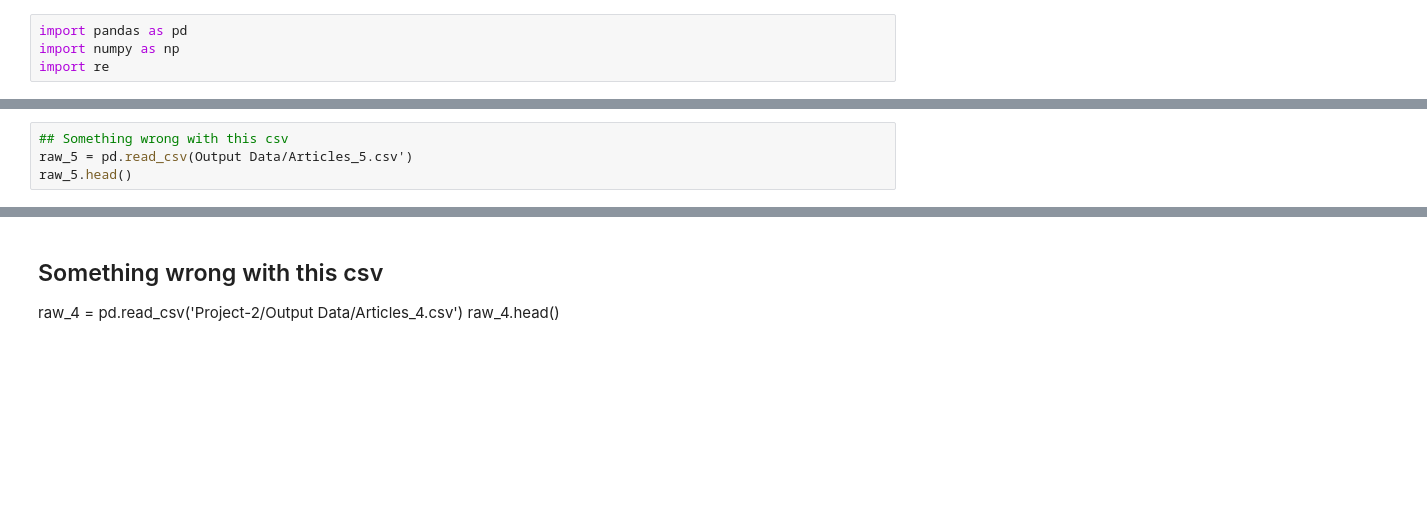
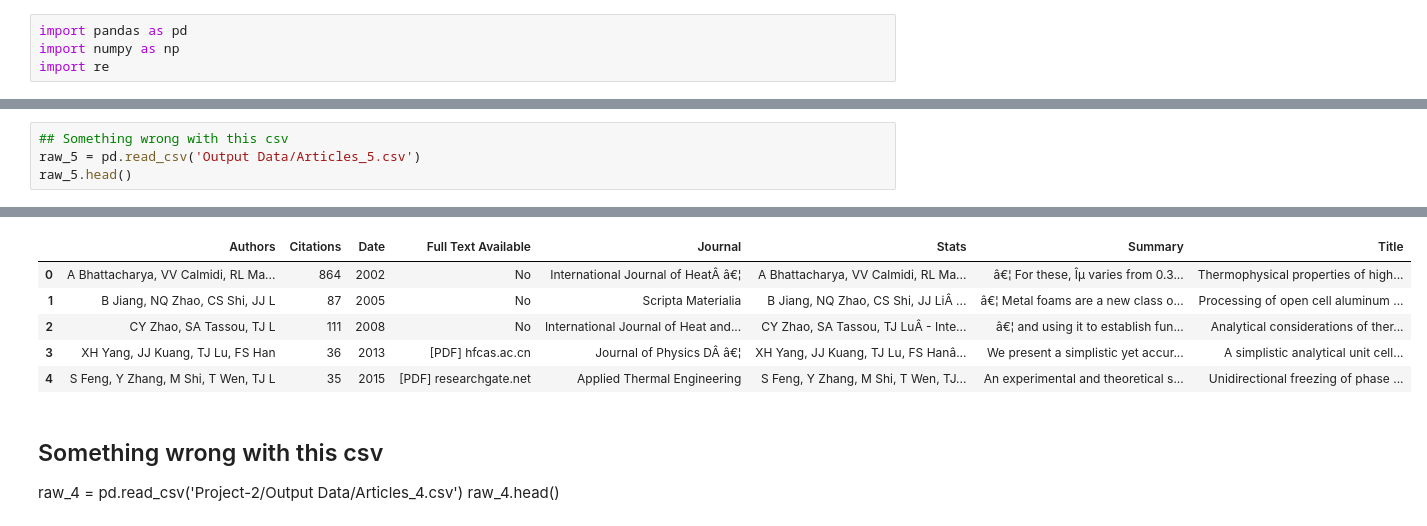
Before and after one commit to sn95033/Project-2-Research-Notebook, a Jupyter notebook: Clean_up_code.ipynb, the cells around one changed output, grey strips where cells are left out. Saved outputs shown, nothing was run; the diff lists cells and outputs as text; blank space fills up the shorter version.

```diff
--- a/Clean_up_code.ipynb
+++ b/Clean_up_code.ipynb
@@ -64,6 +50,6 @@ raw_3.head()
 | 4 | KP Dharmasena, HNG Wadle | 78 | 2002 | [PDF] virginia.edu | Journal of materials research | KP Dharmasena, HNG Wadley - Journ... | Cellular metal foams are of inter... | Electrical conductivity of open-c... |
 # %%
 ## Something wrong with this csv
-raw_5 = pd.read_csv(Output Data/Articles_5.csv')
+raw_5 = pd.read_csv('Output Data/Articles_5.csv')
 raw_5.head()
 # %% [output]
@@ -71,3 +56,9 @@ SyntaxError: invalid syntax (<ipython-input-85-e8094358f1ab>, line 2)
+|  | Authors | Citations | Date | Full Text Available | Journal | Stats | Summary | Title |
+| 0 | A Bhattacharya, VV Calmidi, RL Ma... | 864 | 2002 | No | International Journal of HeatÂ â€¦ | A Bhattacharya, VV Calmidi, RL Ma... | â€¦ For these, Îµ varies from 0.3... | Thermophysical properties of high... |
+| 1 | B Jiang, NQ Zhao, CS Shi, JJ L | 87 | 2005 | No | Scripta Materialia | B Jiang, NQ Zhao, CS Shi, JJ LiÂ ... | â€¦ Metal foams are a new class o... | Processing of open cell aluminum ... |
+| 2 | CY Zhao, SA Tassou, TJ L | 111 | 2008 | No | International Journal of Heat and... | CY Zhao, SA Tassou, TJ LuÂ - Inte... | â€¦ and using it to establish fun... | Analytical considerations of ther... |
+| 3 | XH Yang, JJ Kuang, TJ Lu, FS Han | 36 | 2013 | [PDF] hfcas.ac.cn | Journal of Physics DÂ â€¦ | XH Yang, JJ Kuang, TJ Lu, FS Hanâ... | We present a simplistic yet accur... | A simplistic analytical unit cell... |
+| 4 | S Feng, Y Zhang, M Shi, T Wen, TJ L | 35 | 2015 | [PDF] researchgate.net | Applied Thermal Engineering | S Feng, Y Zhang, M Shi, T Wen, TJ... | An experimental and theoretical s... | Unidirectional freezing of phase ... |
 # %% [markdown]
 ## Something wrong with this csv
 raw_4 = pd.read_csv('Project-2/Output Data/Articles_4.csv')
```
Also changed, not shown: parts of 29 cells of this notebook, 9 other files.
